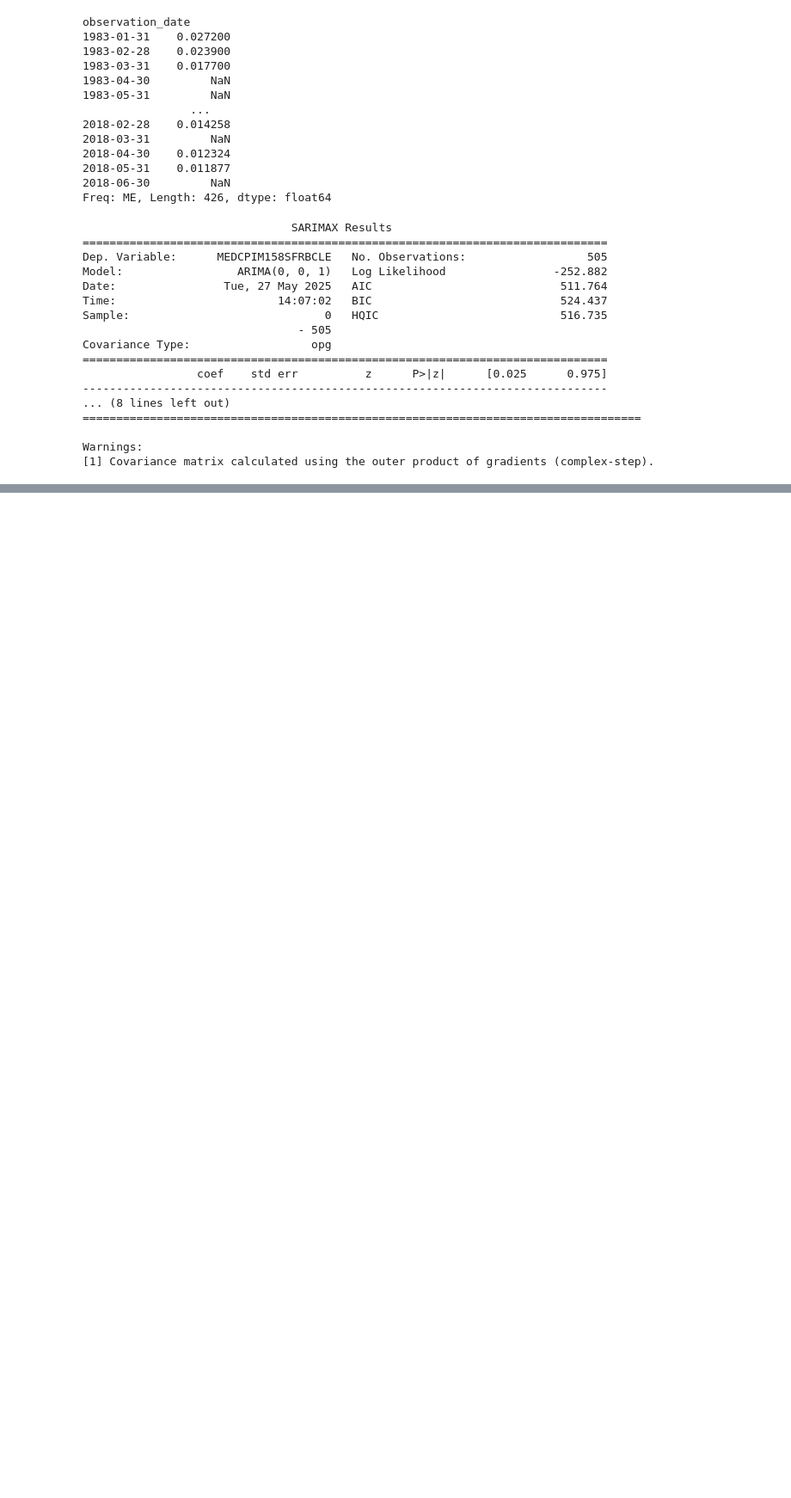
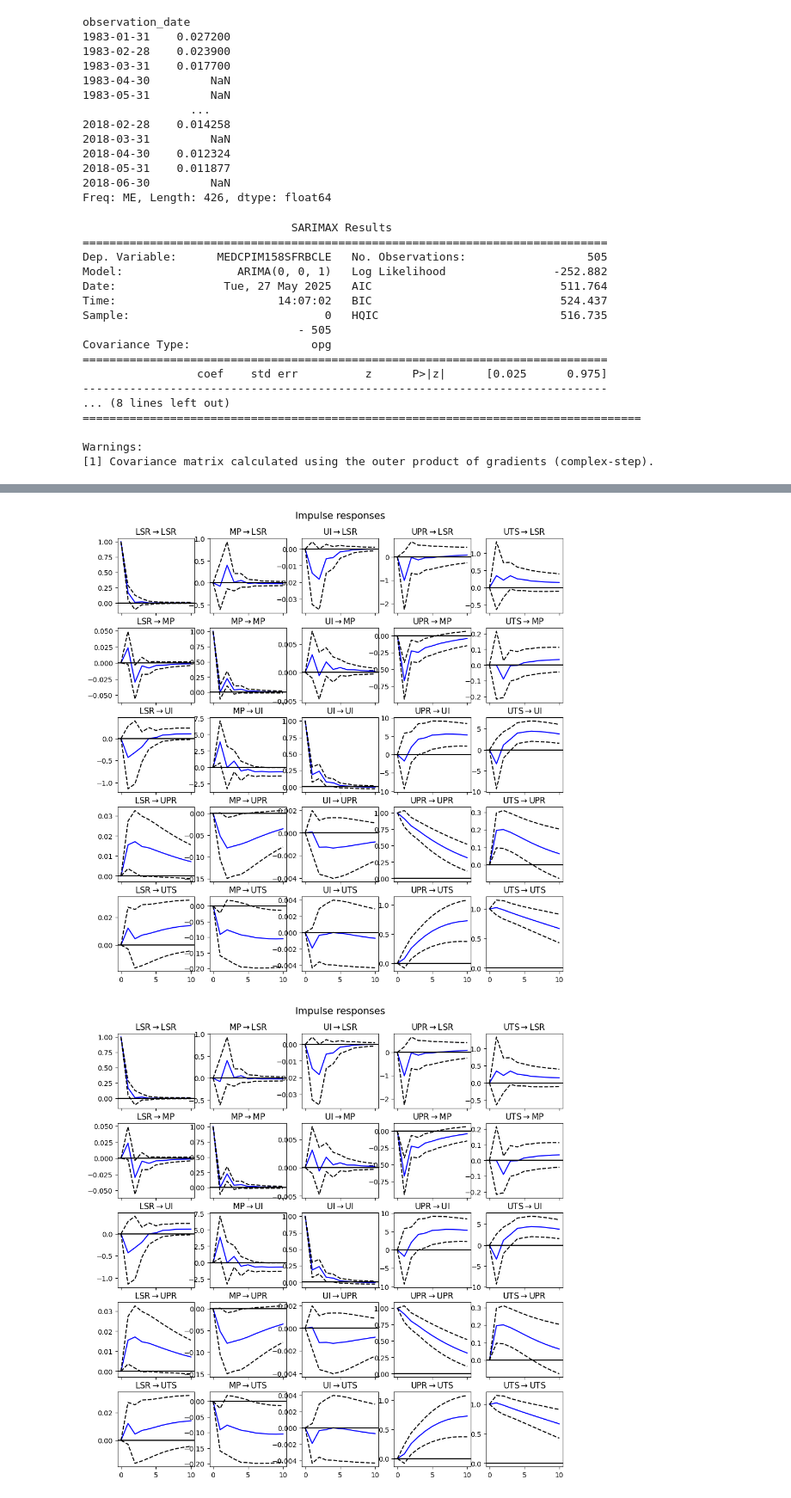
Before and after one commit to justusschenk/valueinvesting, a Jupyter notebook: Regression.ipynb, the cells around one changed output, grey strips where cells are left out. Shown at 86% size. Saved outputs shown, nothing was run; the diff lists cells and outputs as text; code cells hidden in the pictures; blank space fills up the shorter version.

Commit message:
VAR model build, IRF and model diagnostics

```diff
--- a/Regression.ipynb
+++ b/Regression.ipynb
@@ -296,0 +273,19 @@ AttributeError: 'SARIMAXResults' object has no attribute 'conditional_value'
+# %%
+from statsmodels.tsa.api import VAR
+
+VAR_list = [ls_returns, MP, unexpected_inflation, UPR, UTS]
+VAR_list = [squeeze if isinstance(squeeze, pd.Series) else squeeze.squeeze() for squeeze in VAR_list]
+
+for s, name in zip(VAR_list, ['LSR','MP', 'UI', 'UPR', 'UTS']):
+    s.name = name
+
+VAR_data = pd.concat(VAR_list, axis=1, join="inner").dropna()
+
+model = VAR(VAR_data)
+results = model.fit(2)
+#results.summary()
+irf = results.irf(10)
+irf.plot(orth=False)
+# %% [output]
+[figure, added]
+[figure, added]
```
Also changed, not shown: parts of 5 cells of this notebook.
